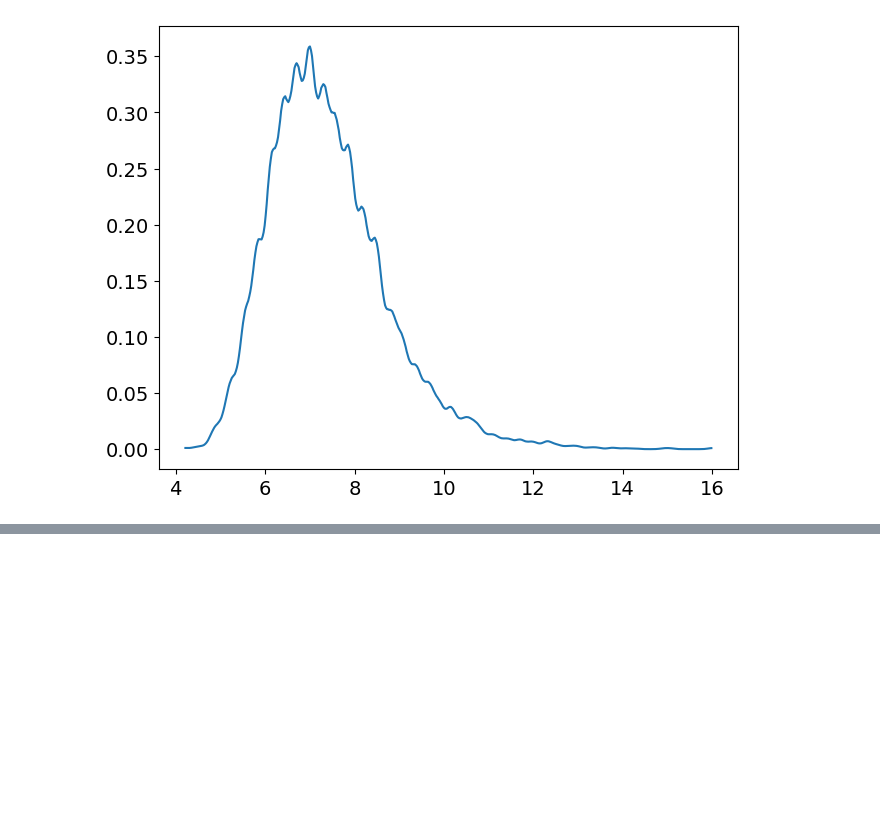
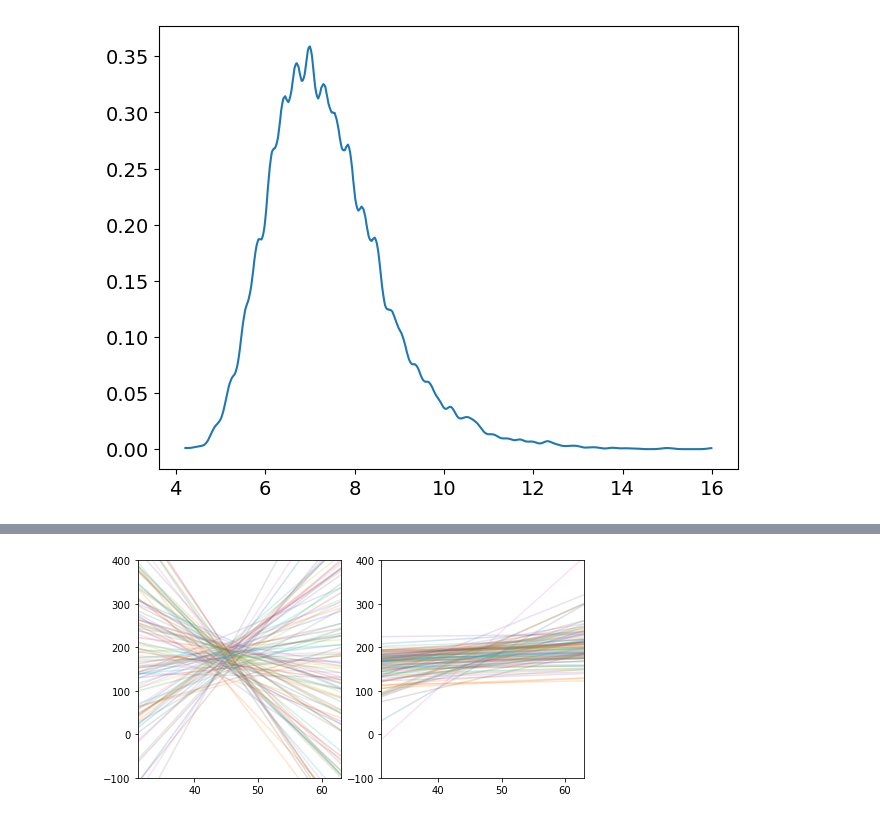
Before and after one commit to SamGijsen/StatisticalRethinking_PyMC, a Jupyter notebook: Chapter 4.ipynb, the cells around one changed output, grey strips where cells are left out. Drawn from its saved outputs; the diff is of its cells as text; code cells hidden in the pictures; blank space fills up the shorter version.

```diff
--- a/Chapter 4.ipynb
+++ b/Chapter 4.ipynb
@@ -218,0 +308,5 @@ AttributeError: Installed version of ArviZ requires PyMC3>=3.8. Please upgrade w
+# %%
+# code 4.38
+N = 100
+a = np.random.normal(178, 20, size=N)
+b = np.random.normal(0, 10, size=N)
@@ -218,0 +334,17 @@ AttributeError: Installed version of ArviZ requires PyMC3>=3.8. Please upgrade w
+# %%
+# code 4.39
+lb = np.random.lognormal(0,1, size=N)
+x = np.linspace(d2["weight"].min(), d2["weight"].max(), 1000)
+xbar = d2["weight"].mean()
+
+fig, ax = plt.subplots(1,2,figsize=(8,4))
+for i in range(N):
+    ax[0].plot(x, a[i] + b[i]*(x-xbar), alpha=0.2)
+    ax[1].plot(x, a[i] + lb[i]*(x-xbar), alpha=0.2)
+
+ax[0].set_xlim(d2["weight"].min(), d2["weight"].max())
+ax[1].set_xlim(d2["weight"].min(), d2["weight"].max())
+ax[0].set_ylim([-100, 400])
+ax[1].set_ylim([-100, 400]);
+# %% [output]
+[figure, added]
```
Also changed, not shown: parts of 22 cells of this notebook, 1 other file.
